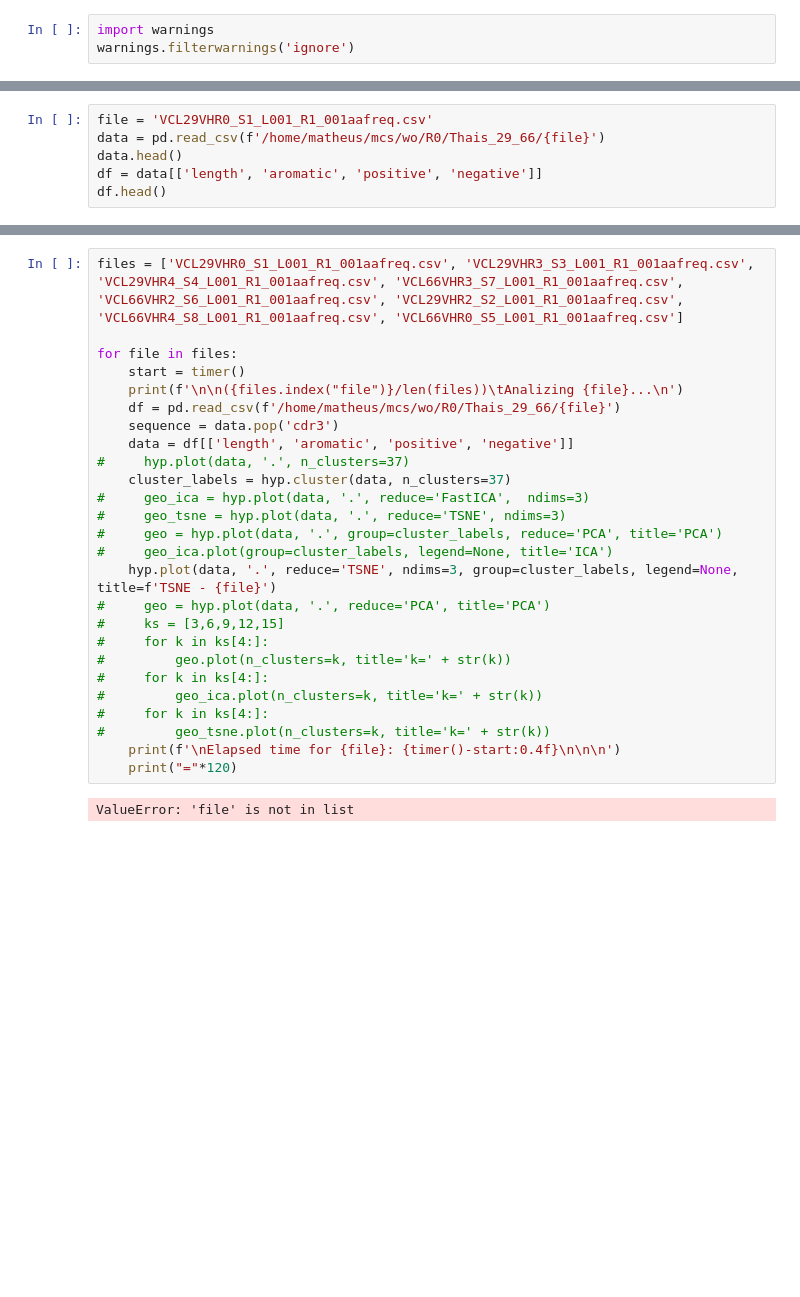
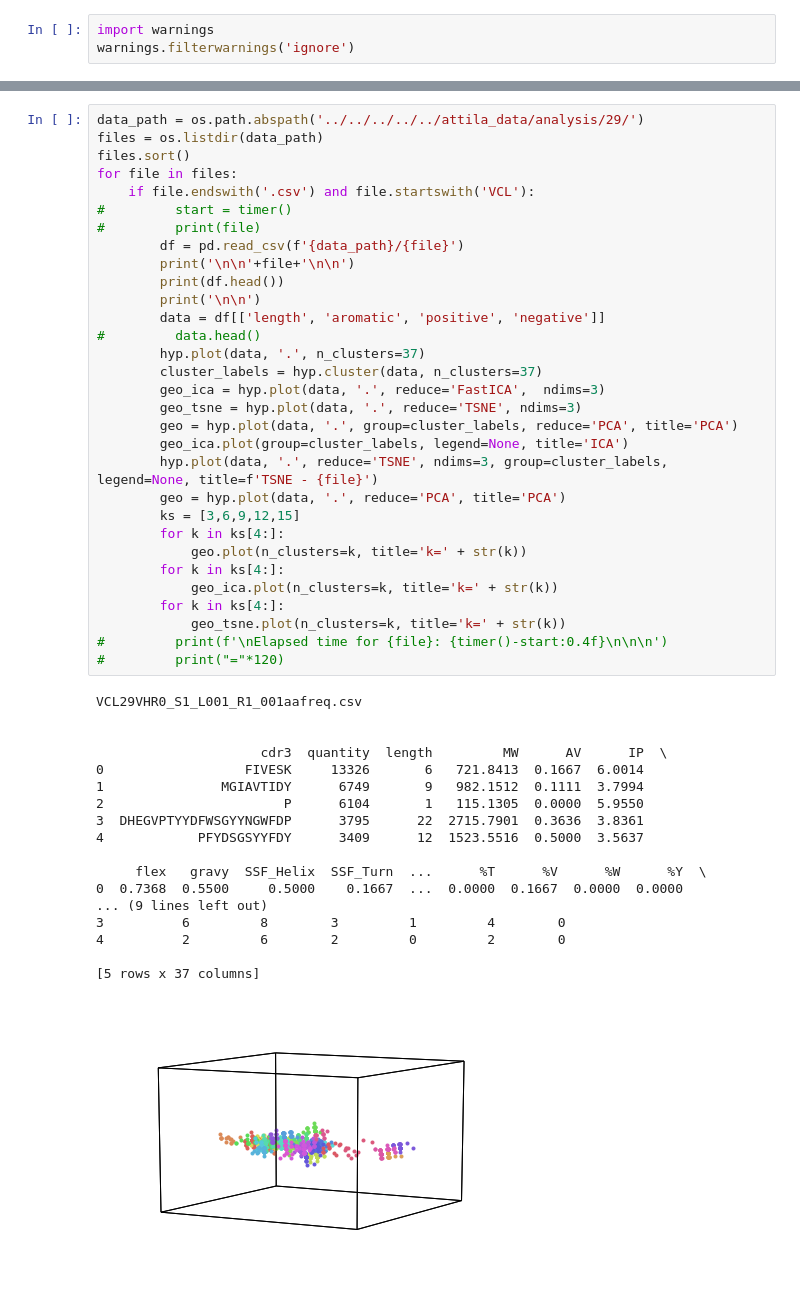
Before and after one commit to Cardosaum/attila, a Jupyter notebook: programs/improvements/cdr3-analysis/scripts/cdr3_visualization_v02.ipynb, the cells around one changed output, grey strips where cells are left out. Drawn from its saved outputs; the diff is of its cells as text; blank space fills up the shorter version.

```diff
--- a/programs/improvements/cdr3-analysis/scripts/cdr3_visualization_v02.ipynb
+++ b/programs/improvements/cdr3-analysis/scripts/cdr3_visualization_v02.ipynb
@@ -10,9 +11,3 @@ from timeit import default_timer as timer
 
 sns.set(style="darkgrid")
 %matplotlib inline
-# %%
-file = 'VCL29VHR0_S1_L001_R1_001aafreq.csv'
-data = pd.read_csv(f'/home/matheus/mcs/wo/R0/Thais_29_66/{file}')
-data.head()
-df = data[['length', 'aromatic', 'positive', 'negative']]
-df.head()
@@ -26,28 +53,50 @@ df.head()
 # %%
-files = ['VCL29VHR0_S1_L001_R1_001aafreq.csv', 'VCL29VHR3_S3_L001_R1_001aafreq.csv', 'VCL29VHR4_S4_L001_R1_001aafreq.csv', 'VCL66VHR3_S7_L001_R1_001aafreq.csv', 'VCL66VHR2_S6_L001_R1_001aafreq.csv', 'VCL29VHR2_S2_L001_R1_001aafreq.csv', 'VCL66VHR4_S8_L001_R1_001aafreq.csv', 'VCL66VHR0_S5_L001_R1_001aafreq.csv']
-
+data_path = os.path.abspath('../../../../../attila_data/analysis/29/')
+files = os.listdir(data_path)
+files.sort()
 for file in files:
-    start = timer()
-    print(f'\n\n({files.index("file")}/len(files))\tAnalizing {file}...\n')
-    df = pd.read_csv(f'/home/matheus/mcs/wo/R0/Thais_29_66/{file}')
-    sequence = data.pop('cdr3')
-    data = df[['length', 'aromatic', 'positive', 'negative']]
-#     hyp.plot(data, '.', n_clusters=37)
-    cluster_labels = hyp.cluster(data, n_clusters=37)
-#     geo_ica = hyp.plot(data, '.', reduce='FastICA',  ndims=3)
-#     geo_tsne = hyp.plot(data, '.', reduce='TSNE', ndims=3)
-#     geo = hyp.plot(data, '.', group=cluster_labels, reduce='PCA', title='PCA')
-#     geo_ica.plot(group=cluster_labels, legend=None, title='ICA')
-    hyp.plot(data, '.', reduce='TSNE', ndims=3, group=cluster_labels, legend=None, title=f'TSNE - {file}')
-#     geo = hyp.plot(data, '.', reduce='PCA', title='PCA')
-#     ks = [3,6,9,12,15]
-#     for k in ks[4:]:
-#         geo.plot(n_clusters=k, title='k=' + str(k))
-#     for k in ks[4:]:
-#         geo_ica.plot(n_clusters=k, title='k=' + str(k))
-#     for k in ks[4:]:
-#         geo_tsne.plot(n_clusters=k, title='k=' + str(k))
-    print(f'\nElapsed time for {file}: {timer()-start:0.4f}\n\n\n')
-    print("="*120)
+    if file.endswith('.csv') and file.startswith('VCL'):
+#         start = timer()
+#         print(file)
+        df = pd.read_csv(f'{data_path}/{file}')
+        print('\n\n'+file+'\n\n')
+        print(df.head())
+        print('\n\n')
+        data = df[['length', 'aromatic', 'positive', 'negative']]
+#         data.head()
+        hyp.plot(data, '.', n_clusters=37)
+        cluster_labels = hyp.cluster(data, n_clusters=37)
+        geo_ica = hyp.plot(data, '.', reduce='FastICA',  ndims=3)
+        geo_tsne = hyp.plot(data, '.', reduce='TSNE', ndims=3)
+        geo = hyp.plot(data, '.', group=cluster_labels, reduce='PCA', title='PCA')
+        geo_ica.plot(group=cluster_labels, legend=None, title='ICA')
+        hyp.plot(data, '.', reduce='TSNE', ndims=3, group=cluster_labels, legend=None, title=f'TSNE - {file}')
+        geo = hyp.plot(data, '.', reduce='PCA', title='PCA')
+        ks = [3,6,9,12,15]
+        for k in ks[4:]:
+            geo.plot(n_clusters=k, title='k=' + str(k))
+        for k in ks[4:]:
+            geo_ica.plot(n_clusters=k, title='k=' + str(k))
+        for k in ks[4:]:
+            geo_tsne.plot(n_clusters=k, title='k=' + str(k))
+#         print(f'\nElapsed time for {file}: {timer()-start:0.4f}\n\n\n')
+#         print("="*120)
 # %% [output]
-ValueError: 'file' is not in list
+VCL29VHR0_S1_L001_R1_001aafreq.csv
+
+
+                     cdr3  quantity  length         MW      AV      IP  \
+0                  FIVESK     13326       6   721.8413  0.1667  6.0014
+1               MGIAVTIDY      6749       9   982.1512  0.1111  3.7994
+2                       P      6104       1   115.1305  0.0000  5.9550
+3  DHEGVPTYYDFWSGYYNGWFDP      3795      22  2715.7901  0.3636  3.8361
+4            PFYDSGSYYFDY      3409      12  1523.5516  0.5000  3.5637
+
+     flex   gravy  SSF_Helix  SSF_Turn  ...      %T      %V      %W      %Y  \
+0  0.7368  0.5500     0.5000    0.1667  ...  0.0000  0.1667  0.0000  0.0000
+... (9 lines left out)
+3          6         8        3         1         4        0
+4          2         6        2         0         2        0
+
+[5 rows x 37 columns]
+[figure, added]
```
Also changed, not shown: parts of 5 cells of this notebook, 2 other files.
